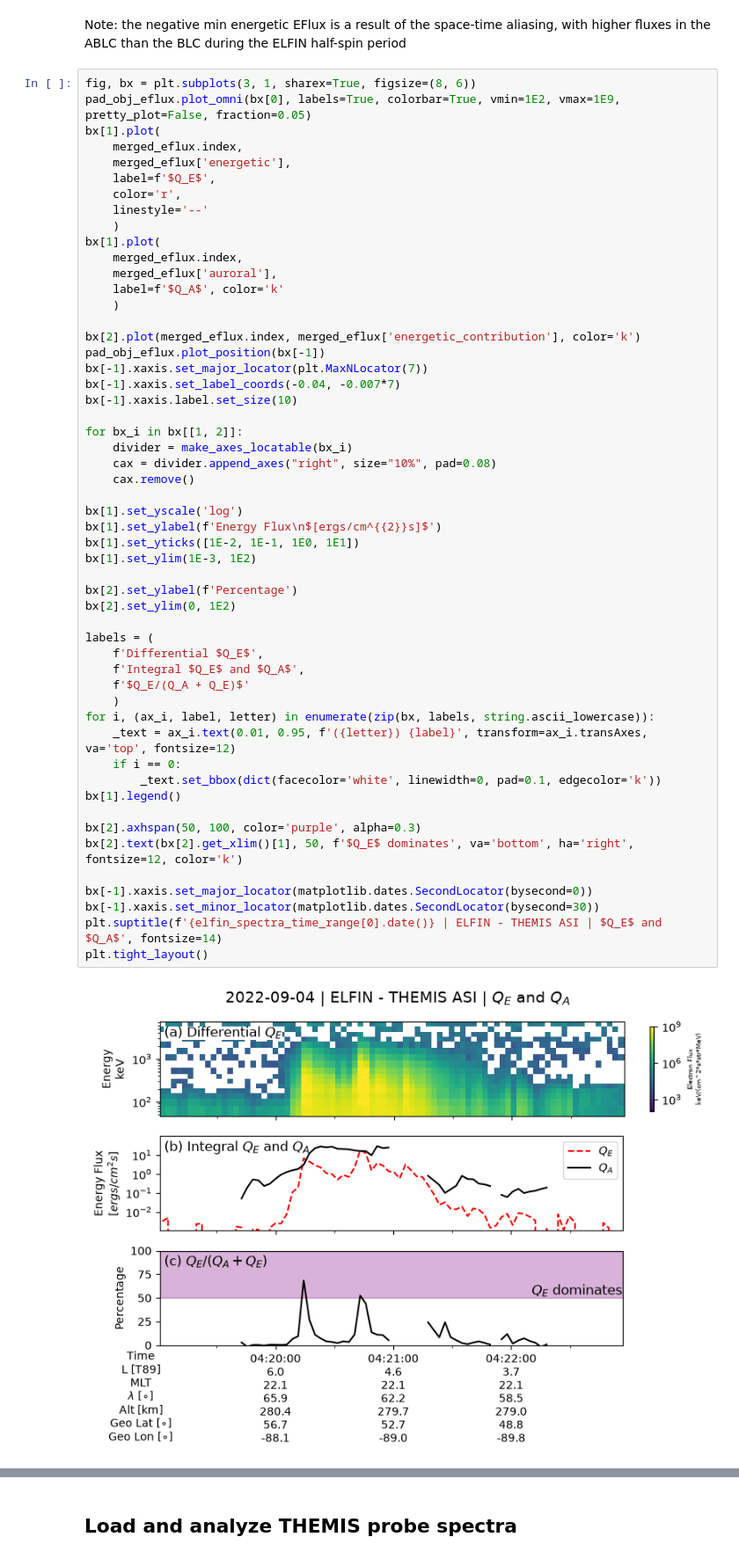
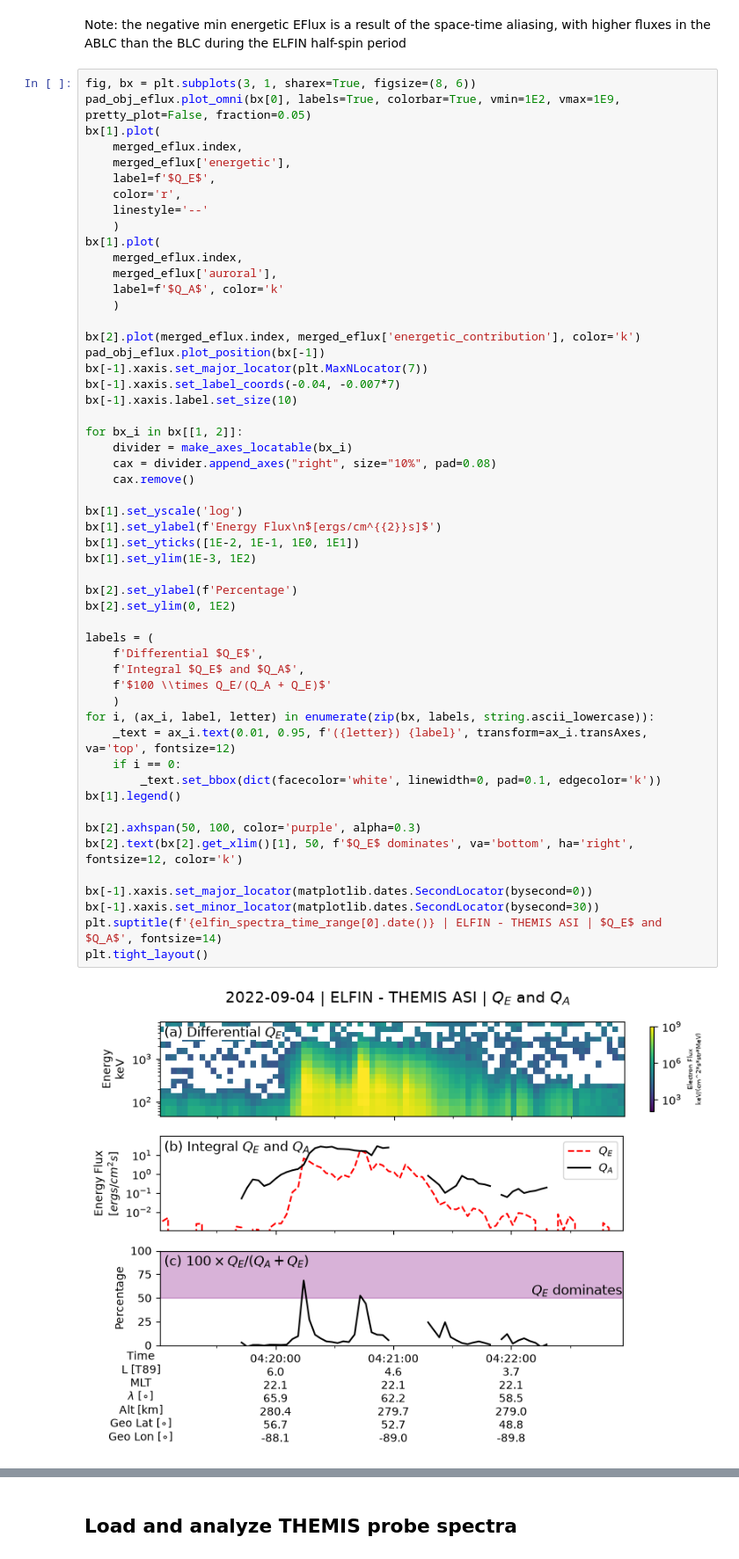
Before and after one commit to mshumko/elfinasi, a Jupyter notebook: src/20220904_substorm_study/energy_number_flux/20220904_elfin_themis_nflux_eflux.ipynb, the cells around one changed output, grey strips where cells are left out. Shown at 88% size. Saved outputs shown, nothing was run; the diff lists cells and outputs as text.

Commit message:
Workin on the Eflux plot.

```diff
--- a/src/20220904_substorm_study/energy_number_flux/20220904_elfin_themis_nflux_eflux.ipynb
+++ b/src/20220904_substorm_study/energy_number_flux/20220904_elfin_themis_nflux_eflux.ipynb
@@ -189,32 +199,32 @@ for bx_i in bx[[1, 2]]:
     divider = make_axes_locatable(bx_i)
     cax = divider.append_axes("right", size="10%", pad=0.08)
     cax.remove()
 
 bx[1].set_yscale('log')
 bx[1].set_ylabel(f'Energy Flux\n$[ergs/cm^{{2}}s]$')
 bx[1].set_yticks([1E-2, 1E-1, 1E0, 1E1])
 bx[1].set_ylim(1E-3, 1E2)
 
 bx[2].set_ylabel(f'Percentage')
 bx[2].set_ylim(0, 1E2)
 
 labels = (
     f'Differential $Q_E$',
     f'Integral $Q_E$ and $Q_A$',
-    f'$Q_E/(Q_A + Q_E)$'
+    f'$100 \\times Q_E/(Q_A + Q_E)$'
     )
 for i, (ax_i, label, letter) in enumerate(zip(bx, labels, string.ascii_lowercase)):
     _text = ax_i.text(0.01, 0.95, f'({letter}) {label}', transform=ax_i.transAxes, va='top', fontsize=12)
     if i == 0:
         _text.set_bbox(dict(facecolor='white', linewidth=0, pad=0.1, edgecolor='k'))
 bx[1].legend()
 
 bx[2].axhspan(50, 100, color='purple', alpha=0.3)
 bx[2].text(bx[2].get_xlim()[1], 50, f'$Q_E$ dominates', va='bottom', ha='right', fontsize=12, color='k')
 
 bx[-1].xaxis.set_major_locator(matplotlib.dates.SecondLocator(bysecond=0))
 bx[-1].xaxis.set_minor_locator(matplotlib.dates.SecondLocator(bysecond=30))
 plt.suptitle(f'{elfin_spectra_time_range[0].date()} | ELFIN - THEMIS ASI | $Q_E$ and $Q_A$', fontsize=14)
 plt.tight_layout()
 # %% [output]
-[figure, old version]
+[figure, new version]
```
Also changed, not shown: parts of 6 cells of this notebook, 2 other files.
